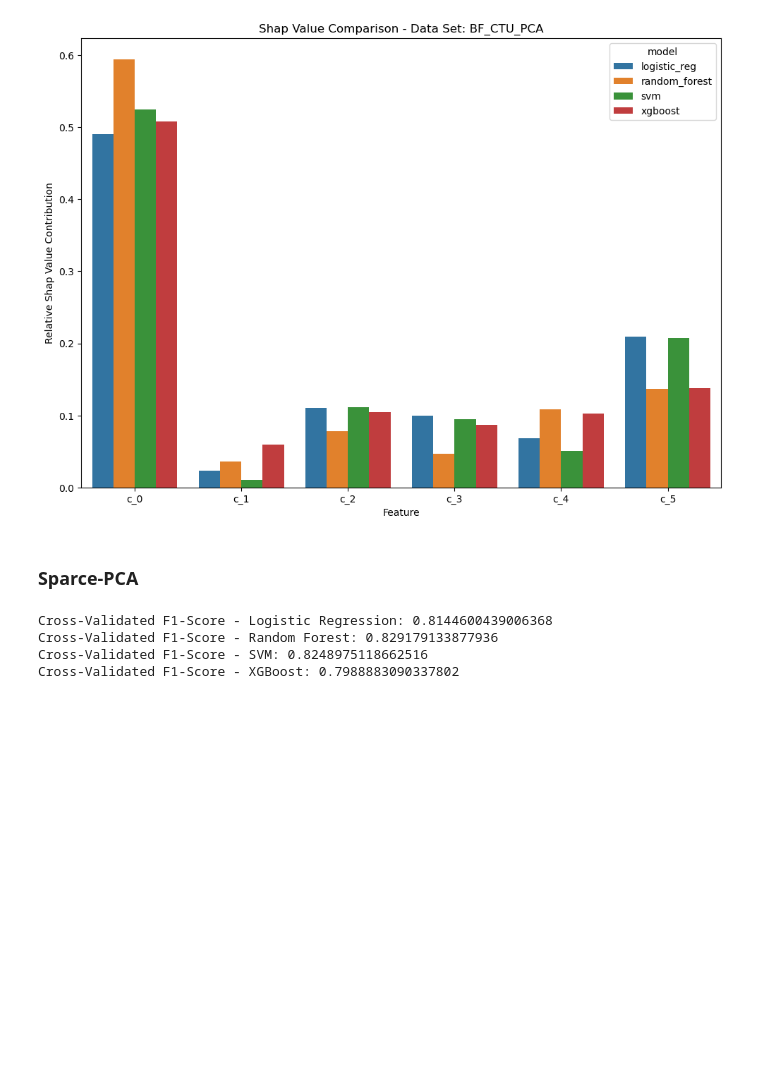
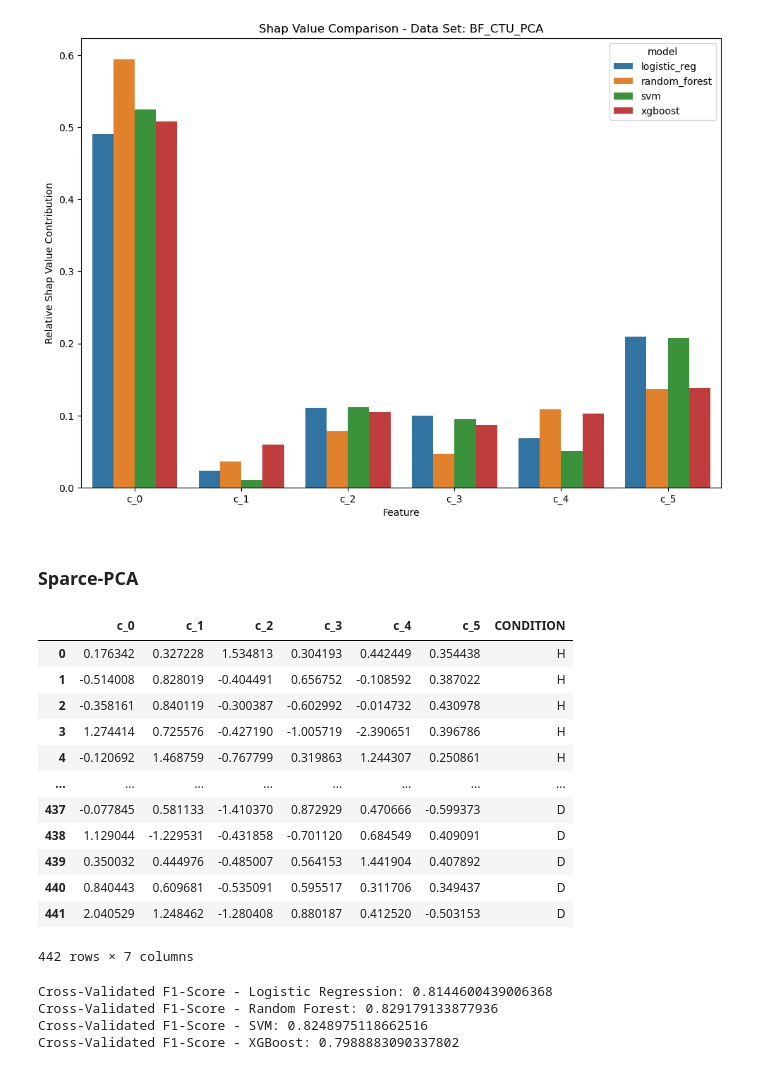
Before and after one commit to santiviquez/lie-detection, a Jupyter notebook: predictors_reliability.ipynb, the cells around one changed output. Cells and saved outputs as stored; diff of their text form; code cells hidden in the pictures; blank space fills up the shorter version.

```diff
--- a/predictors_reliability.ipynb
+++ b/predictors_reliability.ipynb
@@ -378,6 +378,22 @@ def perform_sparce_pca(df, ratio):
     X_spca.columns = [f"c_{i}" for i in range(n_components)]
     X_spca = pd.concat([X_spca, df.CONDITION], axis = 1)
     return X_spca
+# %%
+BF_CTU_df_spca
+# %% [output]
+|  | c_0 | c_1 | c_2 | c_3 | c_4 | c_5 | CONDITION |
+| 0 | 0.176342 | 0.327228 | 1.534813 | 0.304193 | 0.442449 | 0.354438 | H |
+| 1 | -0.514008 | 0.828019 | -0.404491 | 0.656752 | -0.108592 | 0.387022 | H |
+| 2 | -0.358161 | 0.840119 | -0.300387 | -0.602992 | -0.014732 | 0.430978 | H |
+| 3 | 1.274414 | 0.725576 | -0.427190 | -1.005719 | -2.390651 | 0.396786 | H |
+| 4 | -0.120692 | 1.468759 | -0.767799 | 0.319863 | 1.244307 | 0.250861 | H |
+| ... | ... | ... | ... | ... | ... | ... | ... |
+| 437 | -0.077845 | 0.581133 | -1.410370 | 0.872929 | 0.470666 | -0.599373 | D |
+| 438 | 1.129044 | -1.229531 | -0.431858 | -0.701120 | 0.684549 | 0.409091 | D |
+| 439 | 0.350032 | 0.444976 | -0.485007 | 0.564153 | 1.441904 | 0.407892 | D |
+| 440 | 0.840443 | 0.609681 | -0.535091 | 0.595517 | 0.311706 | 0.349437 | D |
+| 441 | 2.040529 | 1.248462 | -1.280408 | 0.880187 | 0.412520 | -0.503153 | D |
+442 rows × 7 columns
 # %%
 BF_CTU_df_spca = perform_sparce_pca(BF_CTU_df, 0.6)
 compare_clfs(BF_CTU_df_spca, df_name="BF_CTU_SPARSE_PCA")
```
Also changed, not shown: parts of 6 cells of this notebook.
